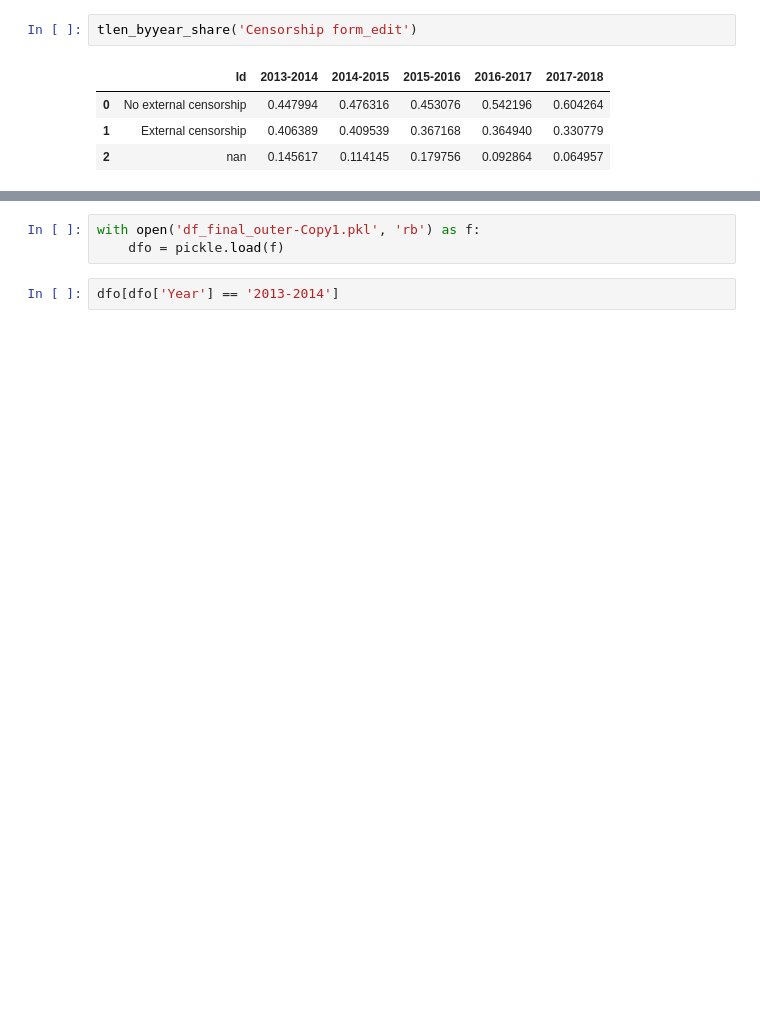
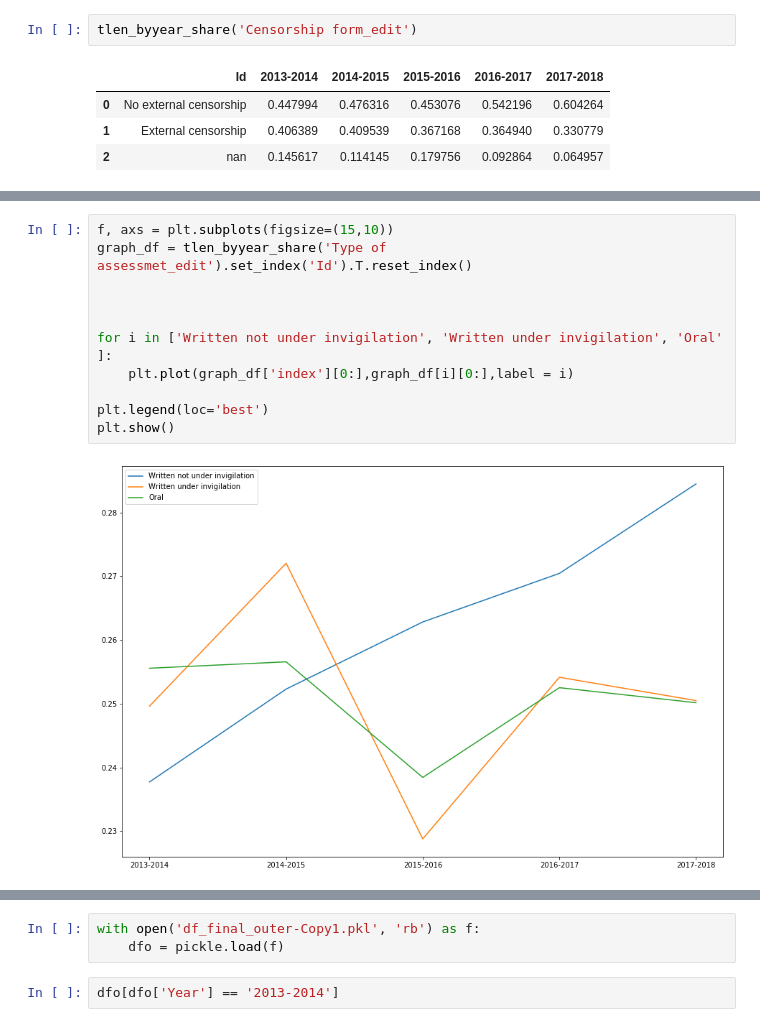
Before and after one commit to tnv875/Group18-NoTeeth, a Jupyter notebook: Exam project/Mag/Deskriptiv statistik.ipynb, the cells around one changed output, grey strips where cells are left out. Cells and saved outputs as stored; diff of their text form; blank space fills up the shorter version.

```diff
--- a/Exam project/Mag/Deskriptiv statistik.ipynb
+++ b/Exam project/Mag/Deskriptiv statistik.ipynb
@@ -266,0 +351,13 @@ tlen_byyear_share('Censorship form_edit')
+# %%
+f, axs = plt.subplots(figsize=(15,10))
+graph_df = tlen_byyear_share('Type of assessmet_edit').set_index('Id').T.reset_index()
+
+
+
+for i in ['Written not under invigilation', 'Written under invigilation', 'Oral' ]:
+    plt.plot(graph_df['index'][0:],graph_df[i][0:],label = i)
+
+plt.legend(loc='best')
+plt.show()
+# %% [output]
+[figure, added]
```
Also changed, not shown: parts of 11 cells of this notebook.
